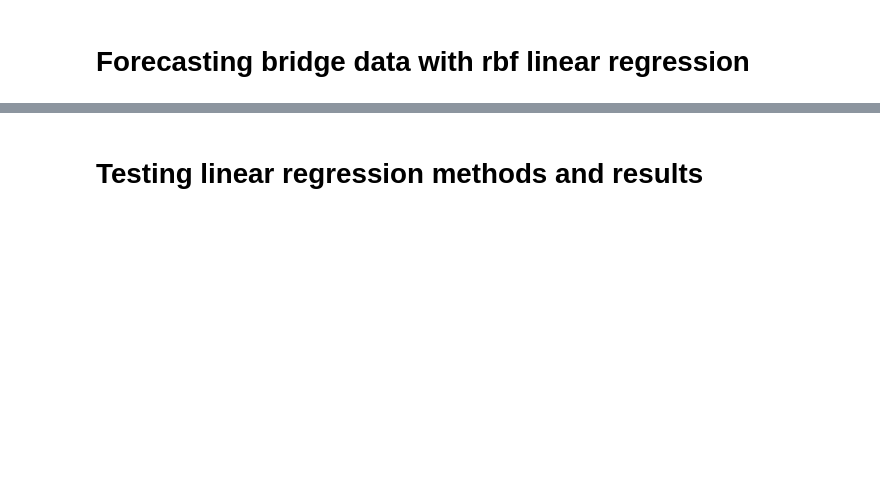
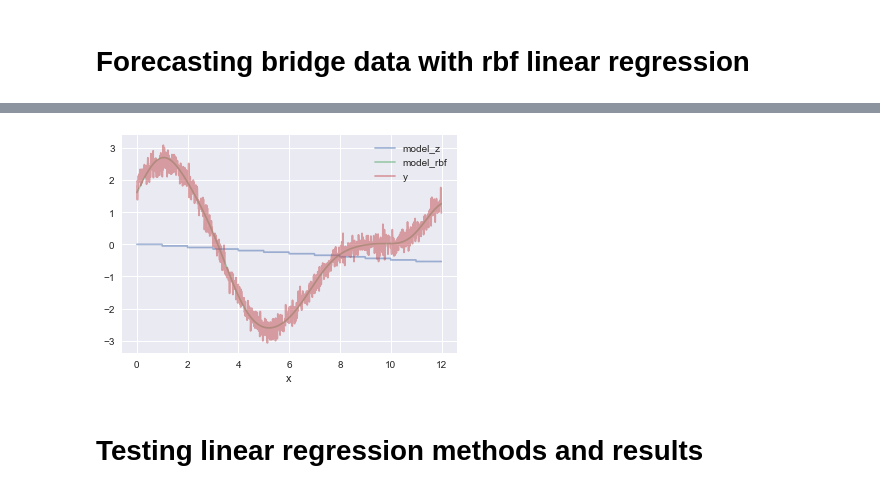
Before and after one commit to caheredia/Radial_Base_Functions, a Jupyter notebook: 2018-08-18_ch_Radial_Base_Functions.ipynb, the cells around one changed output, grey strips where cells are left out. Cells and saved outputs as stored; diff of their text form; code cells hidden in the pictures; blank space fills up the shorter version.

```diff
--- a/2018-08-18_ch_Radial_Base_Functions.ipynb
+++ b/2018-08-18_ch_Radial_Base_Functions.ipynb
@@ -77,2 +79,13 @@ df.set_index('x').plot(figsize=(12,6));
+# %%
+dfz =pd.DataFrame()
+for i in range(1,13):
+    dfz[i]=np.floor(df['x'])
 # %% [markdown]
 # Forecasting bridge data with rbf linear regression
+# %%
+# lin reg with z model
+X = dfz
+Y=df['y']
+model = sm.OLS( Y, X ).fit()
+df['model_z'] = model.predict(X)
+model.summary()
@@ -78,0 +126,7 @@ df.set_index('x').plot(figsize=(12,6));
+# %%
+#lin reg with rbf
+X = df[['1', '2', '3', '4', '5', '6', '7', '8', '9', '10', '11', '12']]
+Y=df['y']
+model = sm.OLS( Y, X ).fit()
+df['model_rbf'] = model.predict(X)
+model.summary()
@@ -79,3 +161,7 @@ df.set_index('x').plot(figsize=(12,6));
+# %%
+df[['model_z','x', 'model_rbf','y']].plot(x='x', alpha=.5);
+# %% [output]
+[figure, added]
 # %% [markdown]
 # Testing linear regression methods and results
 # %%
```
Also changed, not shown: parts of 10 cells of this notebook.
